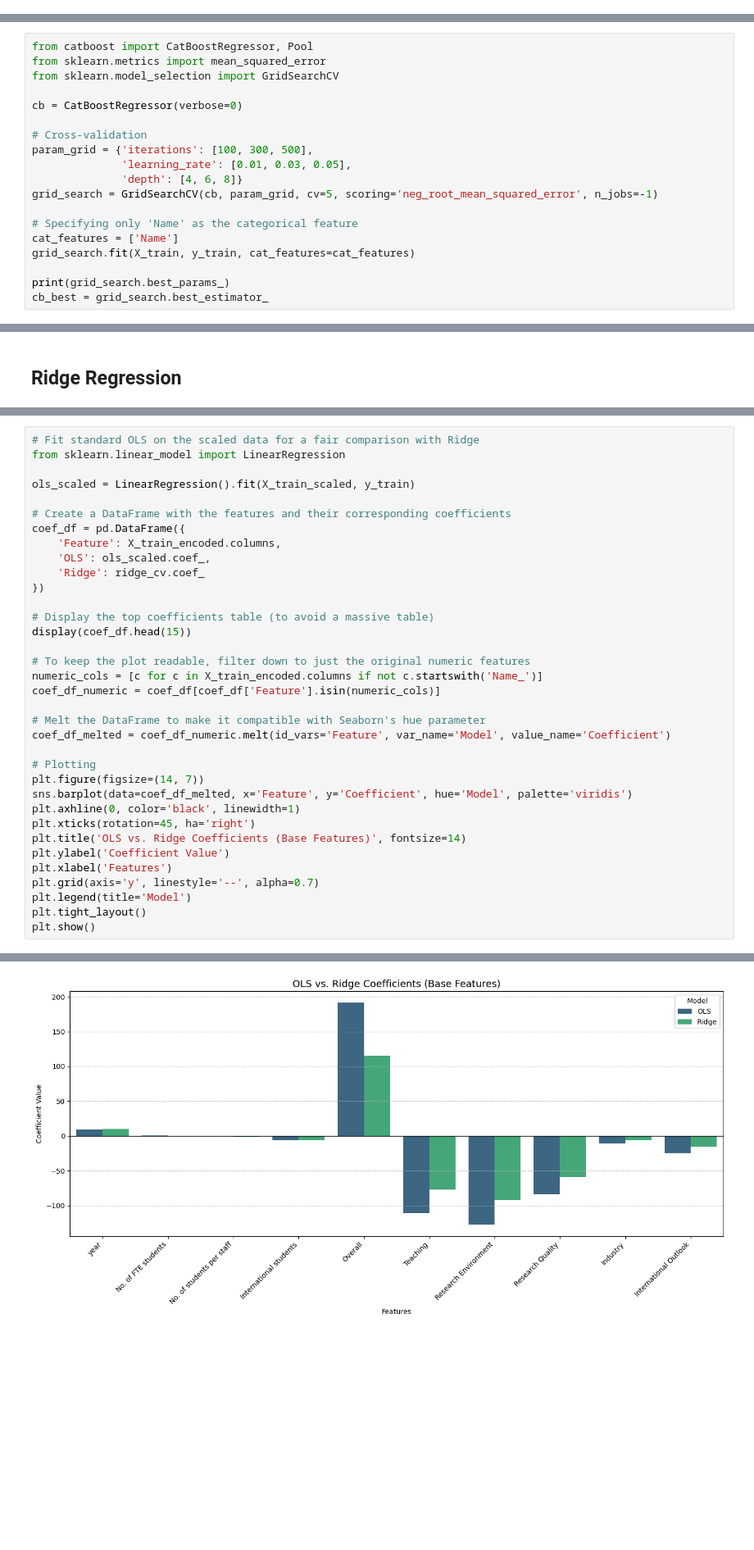
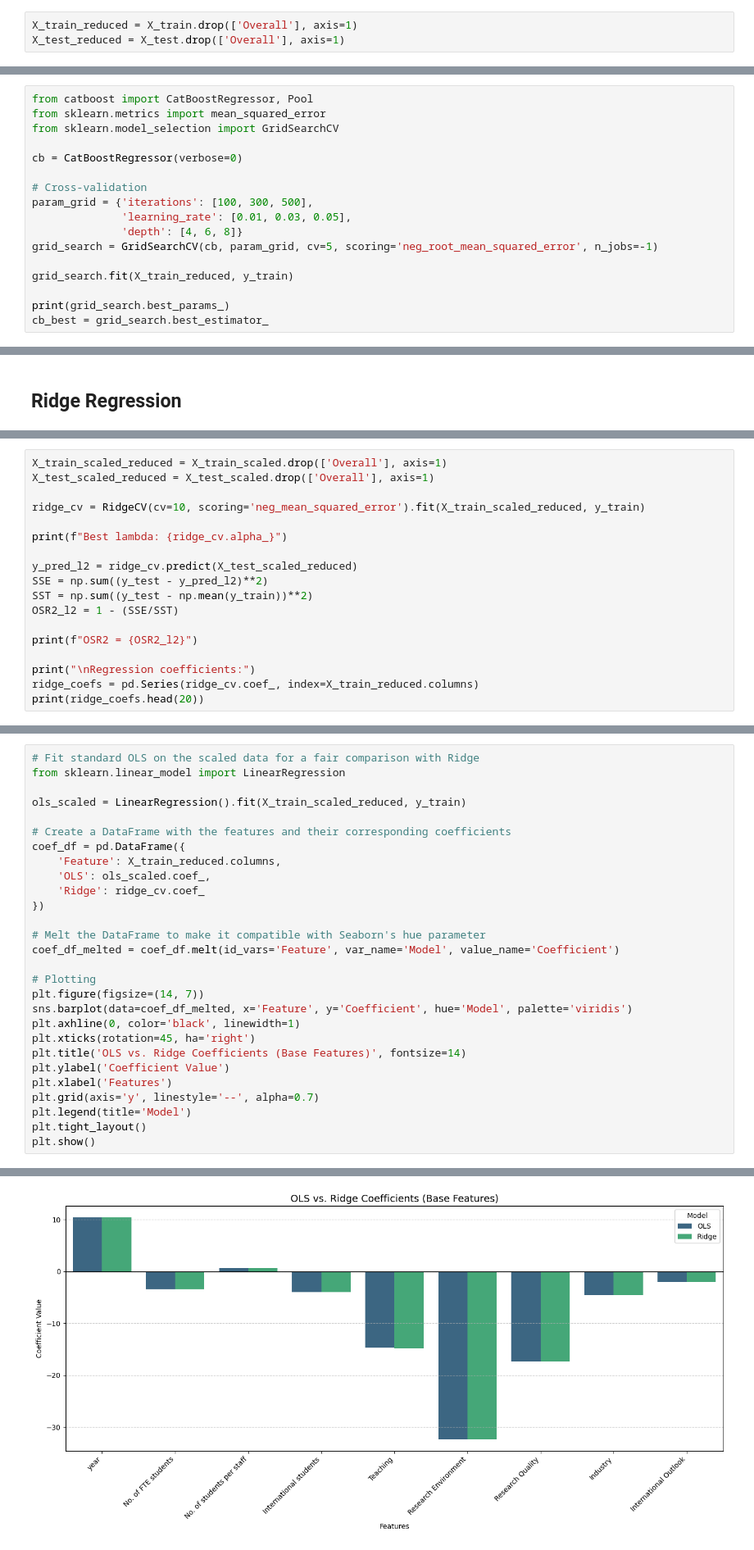
Before and after one commit to tifli/142a-project, a Jupyter notebook: IOER_Final_Project.ipynb, the cells around one changed output, grey strips where cells are left out. Shown at 82% size. Drawn from its saved outputs; the diff is of its cells as text; blank space fills up the shorter version.

Commit message:
Removed 'Name' and 'Overall' columns from the models

```diff
--- a/IOER_Final_Project.ipynb
+++ b/IOER_Final_Project.ipynb
@@ -143,3 +134,6 @@ Note that both the R-squared and OSR-squared values for the full model above (wi
+# %%
+X_train_reduced = X_train.drop(['Overall'], axis=1)
+X_test_reduced = X_test.drop(['Overall'], axis=1)
 # %% [markdown]
 ## CatBoost
 # %%
@@ -176,9 +172,7 @@ param_grid = {'iterations': [100, 300, 500],
               'depth': [4, 6, 8]}
 grid_search = GridSearchCV(cb, param_grid, cv=5, scoring='neg_root_mean_squared_error', n_jobs=-1)
 
-# Specifying only 'Name' as the categorical feature
-cat_features = ['Name']
-grid_search.fit(X_train, y_train, cat_features=cat_features)
+grid_search.fit(X_train_reduced, y_train)
 
 print(grid_search.best_params_)
 cb_best = grid_search.best_estimator_
@@ -253 +248,19 @@ Name_Brown University                     -2.145682
 dtype: float64
+# %%
+X_train_scaled_reduced = X_train_scaled.drop(['Overall'], axis=1)
+X_test_scaled_reduced = X_test_scaled.drop(['Overall'], axis=1)
+
+ridge_cv = RidgeCV(cv=10, scoring='neg_mean_squared_error').fit(X_train_scaled_reduced, y_train)
+
+print(f"Best lambda: {ridge_cv.alpha_}")
+
+y_pred_l2 = ridge_cv.predict(X_test_scaled_reduced)
+SSE = np.sum((y_test - y_pred_l2)**2)
+SST = np.sum((y_test - np.mean(y_train))**2)
+OSR2_l2 = 1 - (SSE/SST)
+
+print(f"OSR2 = {OSR2_l2}")
+
+print("\nRegression coefficients:")
+ridge_coefs = pd.Series(ridge_cv.coef_, index=X_train_reduced.columns)
+print(ridge_coefs.head(20))
@@ -255,24 +289,17 @@ dtype: float64
 # Fit standard OLS on the scaled data for a fair comparison with Ridge
 from sklearn.linear_model import LinearRegression
 
-ols_scaled = LinearRegression().fit(X_train_scaled, y_train)
+ols_scaled = LinearRegression().fit(X_train_scaled_reduced, y_train)
 
 # Create a DataFrame with the features and their corresponding coefficients
 coef_df = pd.DataFrame({
-    'Feature': X_train_encoded.columns,
+    'Feature': X_train_reduced.columns,
     'OLS': ols_scaled.coef_,
     'Ridge': ridge_cv.coef_
 })
 
-# Display the top coefficients table (to avoid a massive table)
-display(coef_df.head(15))
-
-# To keep the plot readable, filter down to just the original numeric features
-numeric_cols = [c for c in X_train_encoded.columns if not c.startswith('Name_')]
-coef_df_numeric = coef_df[coef_df['Feature'].isin(numeric_cols)]
-
 # Melt the DataFrame to make it compatible with Seaborn's hue parameter
-coef_df_melted = coef_df_numeric.melt(id_vars='Feature', var_name='Model', value_name='Coefficient')
+coef_df_melted = coef_df.melt(id_vars='Feature', var_name='Model', value_name='Coefficient')
 
 # Plotting
 plt.figure(figsize=(14, 7))
@@ -306,4 +317,4 @@ plt.show()
-[figure, old version]
+[figure, new version]
 # %% [markdown]
 **Note**
 
```
Also changed, not shown: parts of 34 cells of this notebook.
